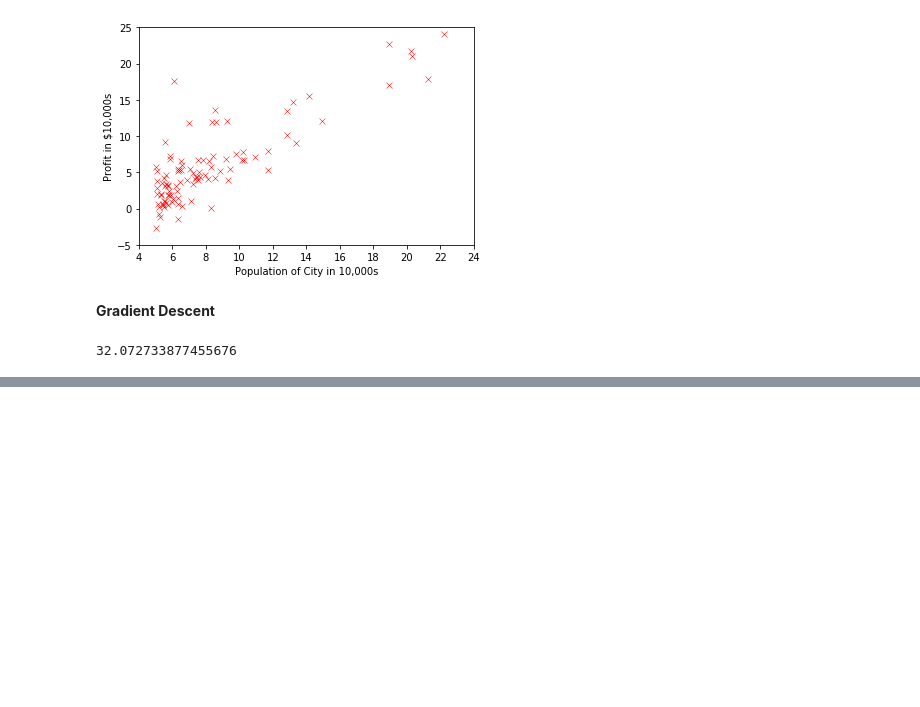
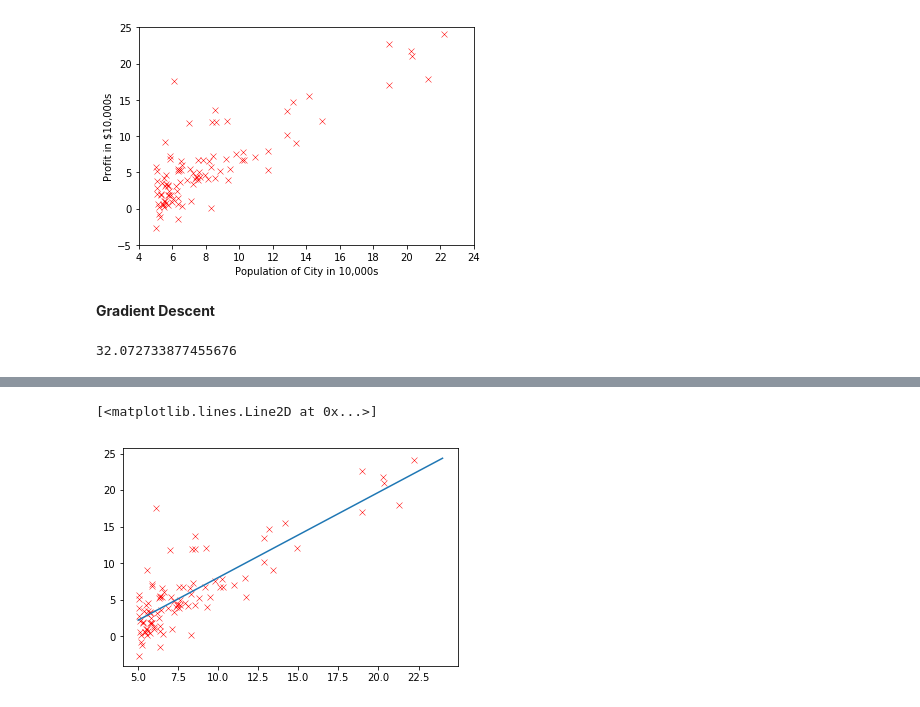
Before and after one commit to michaelzwong/ml-exercises, a Jupyter notebook: ex1/linear-regression.ipynb, the cells around one changed output, grey strips where cells are left out. Saved outputs shown, nothing was run; the diff lists cells and outputs as text; code cells hidden in the pictures; blank space fills up the shorter version.

```diff
--- a/ex1/linear-regression.ipynb
+++ b/ex1/linear-regression.ipynb
@@ -75,0 +77,8 @@ Text(0,0.5,'Cost J')
+# %%
+x_range = np.arange(5, 25)
+y_range = theta[0] + theta[1]*x_range
+plt.scatter(x_values[:,1], y_values, marker='x', c='red', s=35, linewidth=0.5)
+plt.plot(x_range, y_range, label='Gradient Descent')
+# %% [output]
+[<matplotlib.lines.Line2D at 0x...>]
+[figure, added]
```
Also changed, not shown: parts of 3 cells of this notebook.
